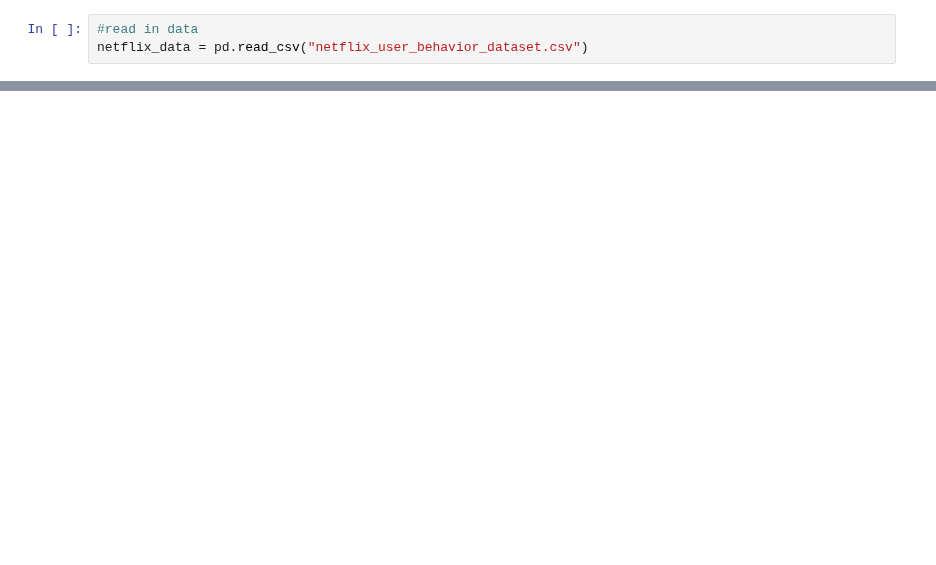
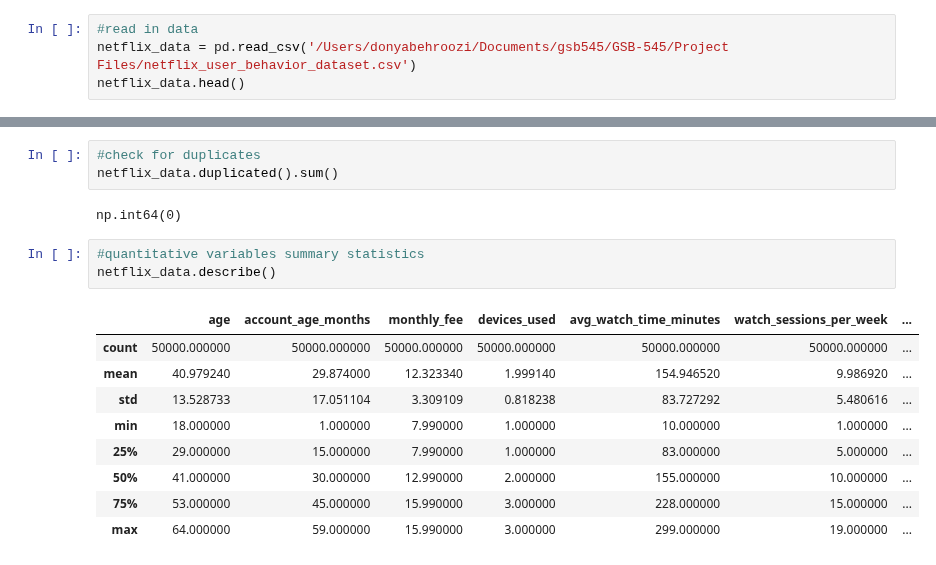
Before and after one commit to donya-beh/GSB-545, a Jupyter notebook: Project Files/Project_notebook.ipynb, the cells around one changed output, grey strips where cells are left out. Drawn from its saved outputs; the diff is of its cells as text; blank space fills up the shorter version.

Commit message:
update to project files

```diff
--- a/Project Files/Project_notebook.ipynb
+++ b/Project Files/Project_notebook.ipynb
@@ -4,4 +8,5 @@ import pandas as pd
 # %%
 #read in data
-netflix_data = pd.read_csv("netflix_user_behavior_dataset.csv")
+netflix_data = pd.read_csv('/Users/donyabehroozi/Documents/gsb545/GSB-545/Project Files/netflix_user_behavior_dataset.csv')
+netflix_data.head()
 # %% [output]
@@ -8,0 +68,18 @@ FileNotFoundError: [Errno 2] No such file or directory: 'netflix_user_behavior_d
+# %%
+#check for duplicates
+netflix_data.duplicated().sum()
+# %% [output]
+np.int64(0)
+# %%
+#quantitative variables summary statistics
+netflix_data.describe()
+# %% [output]
+|  | age | account_age_months | monthly_fee | devices_used | avg_watch_time_minutes | watch_sessions_per_week | ... |
+| count | 50000.000000 | 50000.000000 | 50000.000000 | 50000.000000 | 50000.000000 | 50000.000000 | ... |
+| mean | 40.979240 | 29.874000 | 12.323340 | 1.999140 | 154.946520 | 9.986920 | ... |
+| std | 13.528733 | 17.051104 | 3.309109 | 0.818238 | 83.727292 | 5.480616 | ... |
+| min | 18.000000 | 1.000000 | 7.990000 | 1.000000 | 10.000000 | 1.000000 | ... |
+| 25% | 29.000000 | 15.000000 | 7.990000 | 1.000000 | 83.000000 | 5.000000 | ... |
+| 50% | 41.000000 | 30.000000 | 12.990000 | 2.000000 | 155.000000 | 10.000000 | ... |
+| 75% | 53.000000 | 45.000000 | 15.990000 | 3.000000 | 228.000000 | 15.000000 | ... |
+| max | 64.000000 | 59.000000 | 15.990000 | 3.000000 | 299.000000 | 19.000000 | ... |
```
Also changed, not shown: parts of 9 cells of this notebook.
